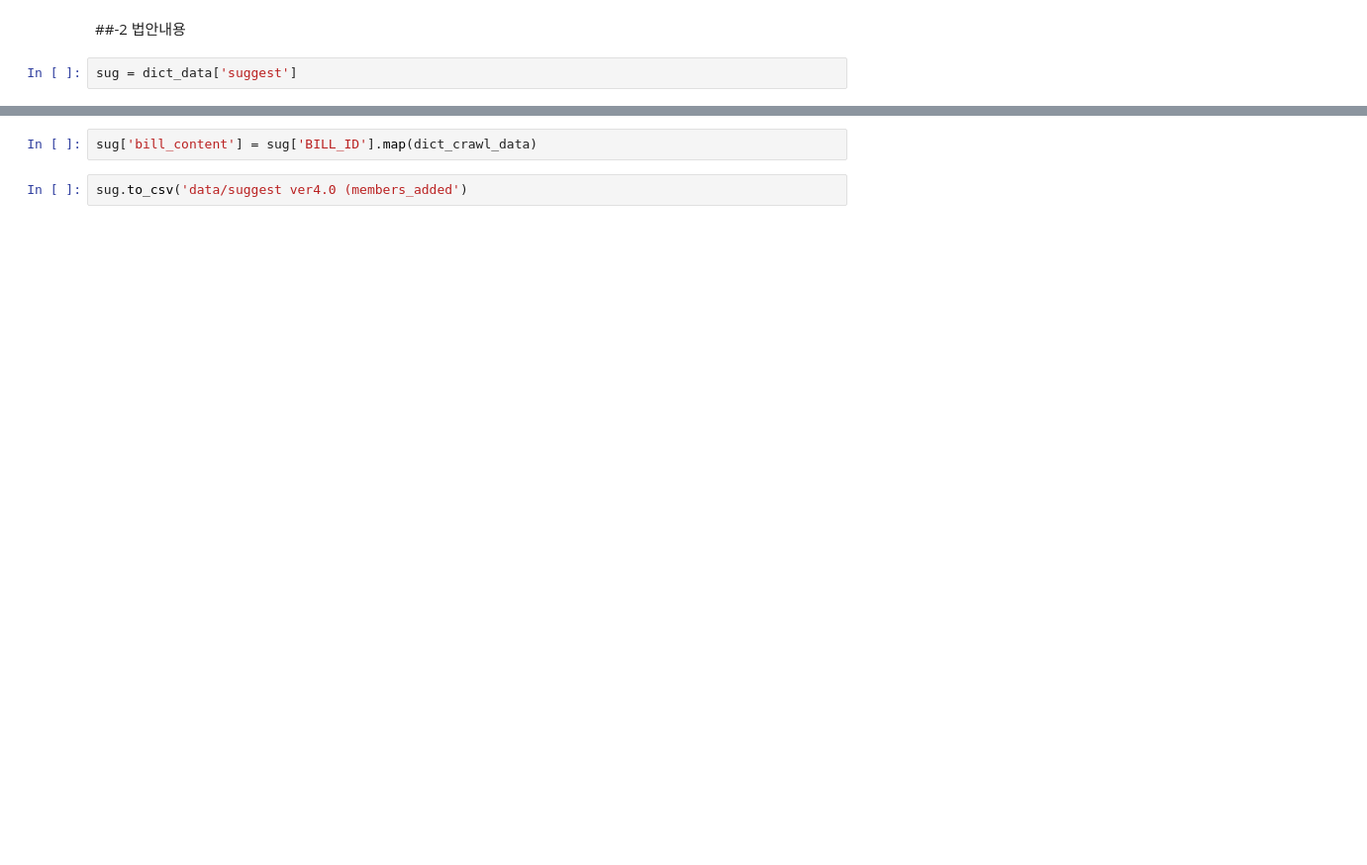
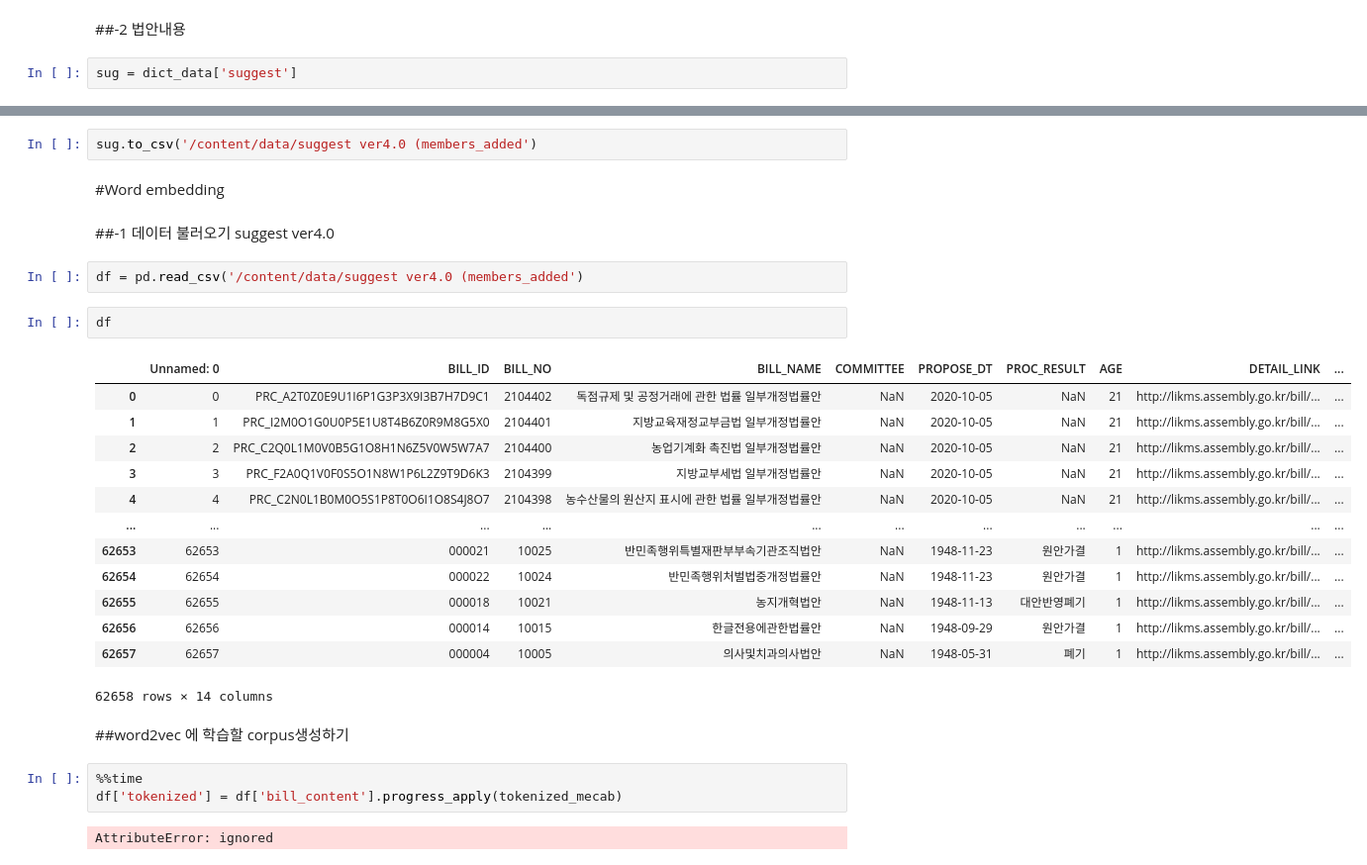
Before and after one commit to junyeonlee/Dacon_Competition, a Jupyter notebook: 20210310_국회입법1.ipynb, the cells around one changed output, grey strips where cells are left out. Shown: that part at 99% size. Saved outputs shown, nothing was run; the diff lists cells and outputs as text; blank space fills up the shorter version.

```diff
--- a/20210310_국회입법1.ipynb
+++ b/20210310_국회입법1.ipynb
@@ -268,4 +281,31 @@ for idx in tqdm(sug.index):
-# %%
-sug['bill_content'] = sug['BILL_ID'].map(dict_crawl_data)
 # %%
-sug.to_csv('data/suggest ver4.0 (members_added')
+sug.to_csv('/content/data/suggest ver4.0 (members_added')
+# %% [markdown]
+#Word embedding
+# %% [markdown]
+##-1 데이터 불러오기 suggest ver4.0
+# %%
+df = pd.read_csv('/content/data/suggest ver4.0 (members_added')
+# %%
+df
+# %% [output]
+|  | Unnamed: 0 | BILL_ID | BILL_NO | BILL_NAME | COMMITTEE | PROPOSE_DT | PROC_RESULT | AGE | DETAIL_LINK | ... |
+| 0 | 0 | PRC_A2T0Z0E9U1I6P1G3P3X9I3B7H7D9C1 | 2104402 | 독점규제 및 공정거래에 관한 법률 일부개정법률안 | NaN | 2020-10-05 | NaN | 21 | http://likms.assembly.go.kr/bill/... | ... |
+| 1 | 1 | PRC_I2M0O1G0U0P5E1U8T4B6Z0R9M8G5X0 | 2104401 | 지방교육재정교부금법 일부개정법률안 | NaN | 2020-10-05 | NaN | 21 | http://likms.assembly.go.kr/bill/... | ... |
+| 2 | 2 | PRC_C2Q0L1M0V0B5G1O8H1N6Z5V0W5W7A7 | 2104400 | 농업기계화 촉진법 일부개정법률안 | NaN | 2020-10-05 | NaN | 21 | http://likms.assembly.go.kr/bill/... | ... |
+| 3 | 3 | PRC_F2A0Q1V0F0S5O1N8W1P6L2Z9T9D6K3 | 2104399 | 지방교부세법 일부개정법률안 | NaN | 2020-10-05 | NaN | 21 | http://likms.assembly.go.kr/bill/... | ... |
+| 4 | 4 | PRC_C2N0L1B0M0O5S1P8T0O6I1O8S4J8O7 | 2104398 | 농수산물의 원산지 표시에 관한 법률 일부개정법률안 | NaN | 2020-10-05 | NaN | 21 | http://likms.assembly.go.kr/bill/... | ... |
+| ... | ... | ... | ... | ... | ... | ... | ... | ... | ... | ... |
+| 62653 | 62653 | 000021 | 10025 | 반민족행위특별재판부부속기관조직법안 | NaN | 1948-11-23 | 원안가결 | 1 | http://likms.assembly.go.kr/bill/... | ... |
+| 62654 | 62654 | 000022 | 10024 | 반민족행위처벌법중개정법률안 | NaN | 1948-11-23 | 원안가결 | 1 | http://likms.assembly.go.kr/bill/... | ... |
+| 62655 | 62655 | 000018 | 10021 | 농지개혁법안 | NaN | 1948-11-13 | 대안반영폐기 | 1 | http://likms.assembly.go.kr/bill/... | ... |
+| 62656 | 62656 | 000014 | 10015 | 한글전용에관한법률안 | NaN | 1948-09-29 | 원안가결 | 1 | http://likms.assembly.go.kr/bill/... | ... |
+| 62657 | 62657 | 000004 | 10005 | 의사및치과의사법안 | NaN | 1948-05-31 | 폐기 | 1 | http://likms.assembly.go.kr/bill/... | ... |
+62658 rows × 14 columns
+# %% [markdown]
+##word2vec 에 학습할 corpus생성하기
+# %%
+%%time
+df['tokenized'] = df['bill_content'].progress_apply(tokenized_mecab)
+# %% [output]
+AttributeError: ignored
```
Also changed, not shown: parts of 15 cells of this notebook.
